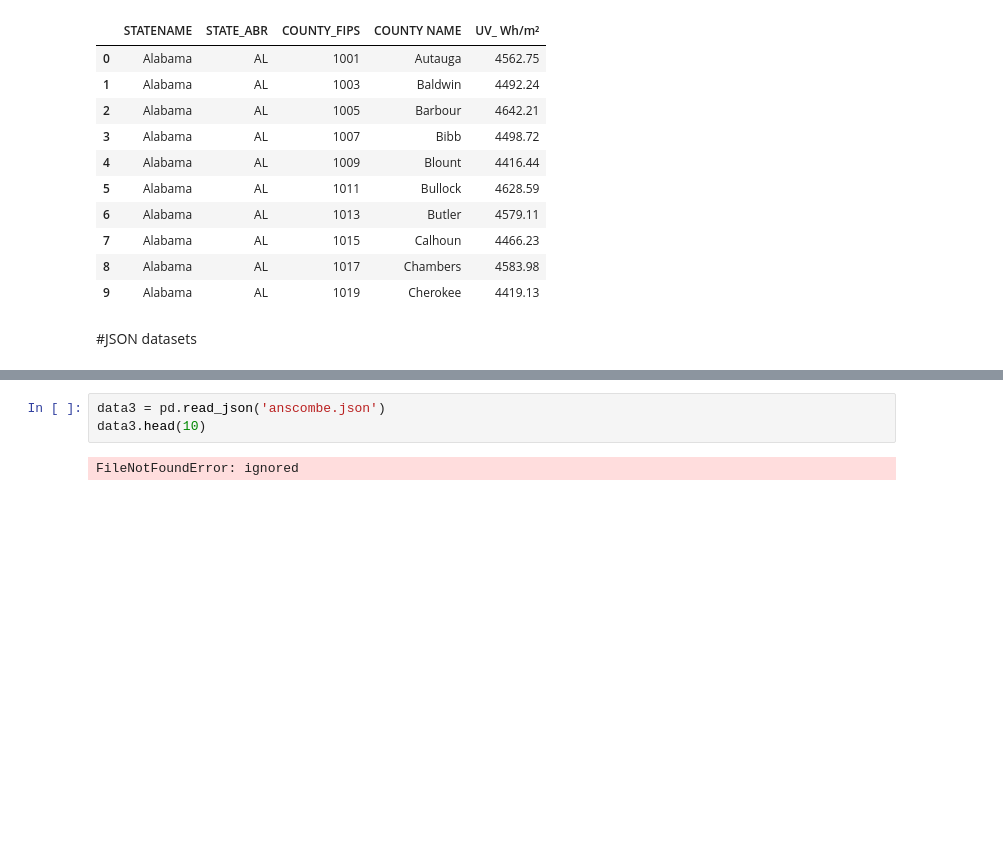
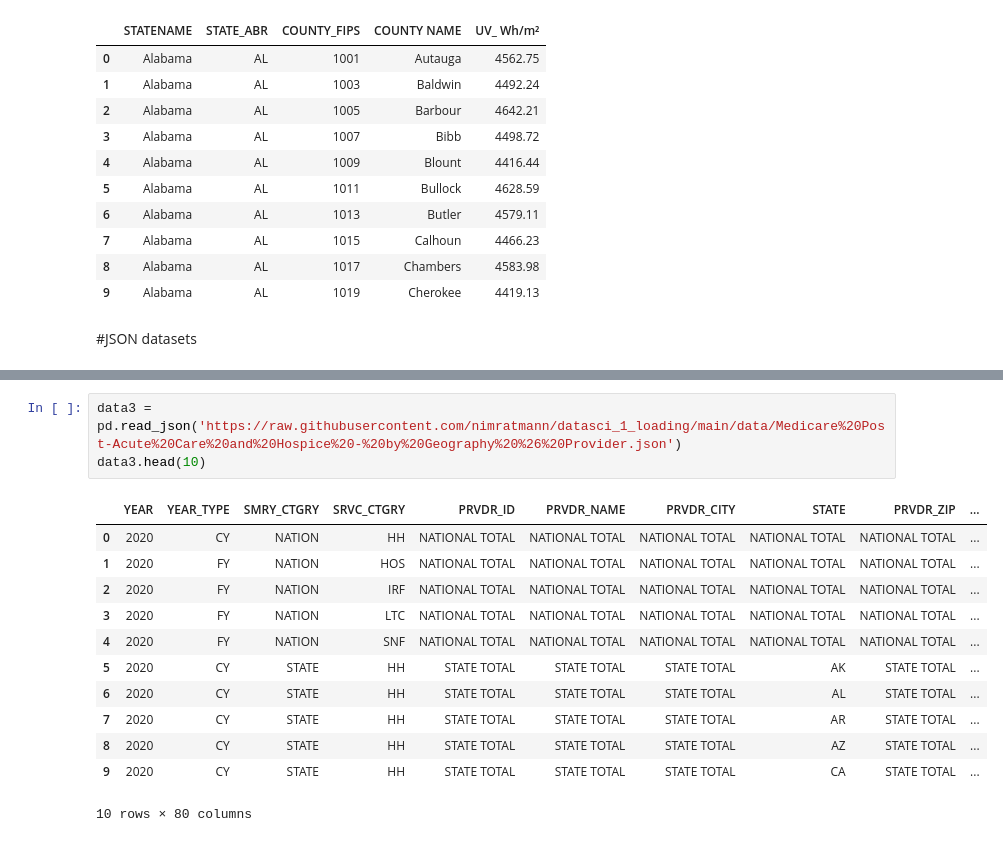
Before and after one commit to nimratmann/datasci_1_loading, a Jupyter notebook: HHA507Assignment1.ipynb, the cells around one changed output, grey strips where cells are left out. Cells and saved outputs as stored; diff of their text form; blank space fills up the shorter version.

```diff
--- a/HHA507Assignment1.ipynb
+++ b/HHA507Assignment1.ipynb
@@ -101,5 +120,16 @@ ValueError: ignored
-# %%
-data3 = pd.read_json('anscombe.json')
-data3.head(10)
-# %% [output]
-FileNotFoundError: ignored
+# %%
+data3 = pd.read_json('https://raw.githubusercontent.com/nimratmann/datasci_1_loading/main/data/Medicare%20Post-Acute%20Care%20and%20Hospice%20-%20by%20Geography%20%26%20Provider.json')
+data3.head(10)
+# %% [output]
+|  | YEAR | YEAR_TYPE | SMRY_CTGRY | SRVC_CTGRY | PRVDR_ID | PRVDR_NAME | PRVDR_CITY | STATE | PRVDR_ZIP | ... |
+| 0 | 2020 | CY | NATION | HH | NATIONAL TOTAL | NATIONAL TOTAL | NATIONAL TOTAL | NATIONAL TOTAL | NATIONAL TOTAL | ... |
+| 1 | 2020 | FY | NATION | HOS | NATIONAL TOTAL | NATIONAL TOTAL | NATIONAL TOTAL | NATIONAL TOTAL | NATIONAL TOTAL | ... |
+| 2 | 2020 | FY | NATION | IRF | NATIONAL TOTAL | NATIONAL TOTAL | NATIONAL TOTAL | NATIONAL TOTAL | NATIONAL TOTAL | ... |
+| 3 | 2020 | FY | NATION | LTC | NATIONAL TOTAL | NATIONAL TOTAL | NATIONAL TOTAL | NATIONAL TOTAL | NATIONAL TOTAL | ... |
+| 4 | 2020 | FY | NATION | SNF | NATIONAL TOTAL | NATIONAL TOTAL | NATIONAL TOTAL | NATIONAL TOTAL | NATIONAL TOTAL | ... |
+| 5 | 2020 | CY | STATE | HH | STATE TOTAL | STATE TOTAL | STATE TOTAL | AK | STATE TOTAL | ... |
+| 6 | 2020 | CY | STATE | HH | STATE TOTAL | STATE TOTAL | STATE TOTAL | AL | STATE TOTAL | ... |
+| 7 | 2020 | CY | STATE | HH | STATE TOTAL | STATE TOTAL | STATE TOTAL | AR | STATE TOTAL | ... |
+| 8 | 2020 | CY | STATE | HH | STATE TOTAL | STATE TOTAL | STATE TOTAL | AZ | STATE TOTAL | ... |
+| 9 | 2020 | CY | STATE | HH | STATE TOTAL | STATE TOTAL | STATE TOTAL | CA | STATE TOTAL | ... |
+10 rows × 80 columns
```
Also changed, not shown: parts of 4 cells of this notebook.
